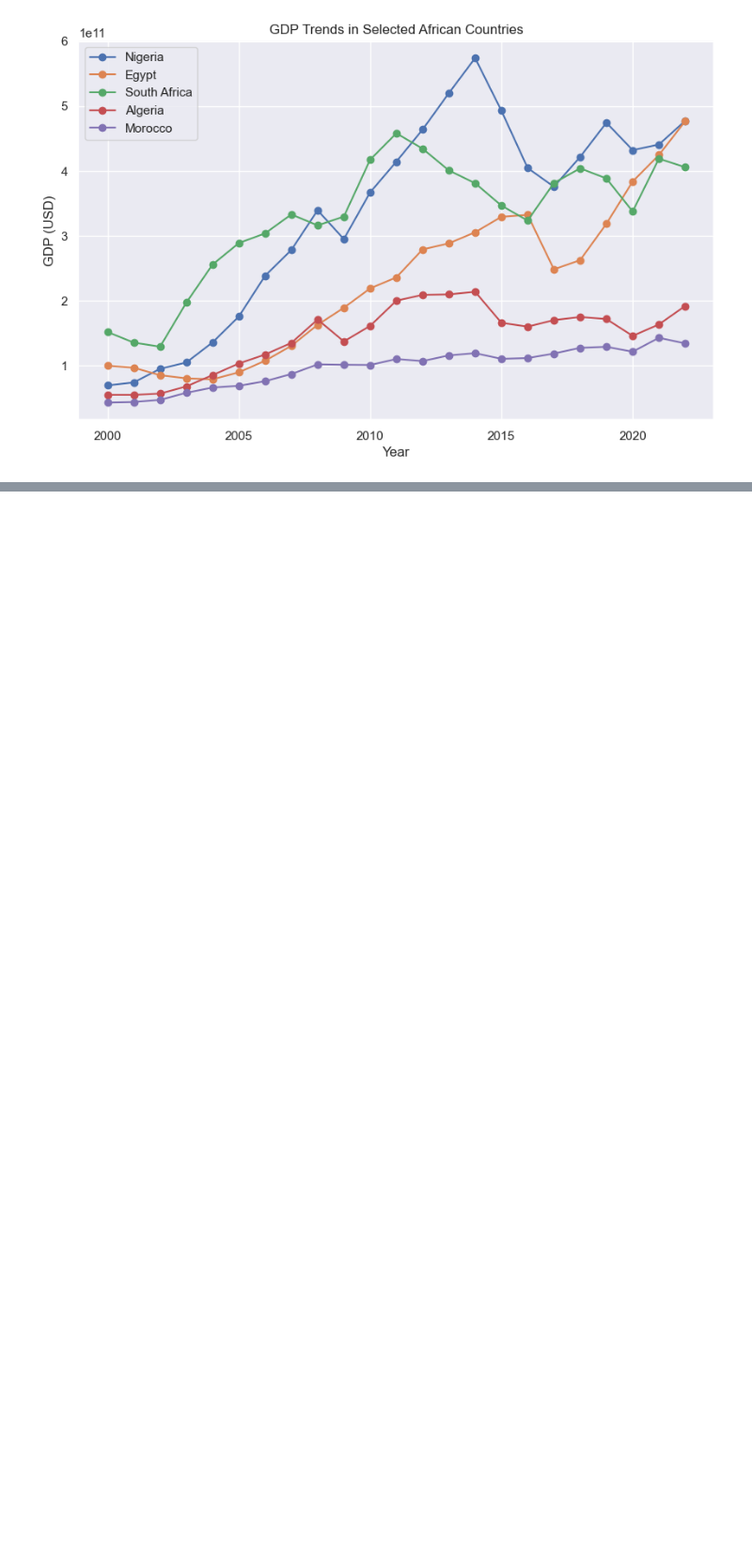
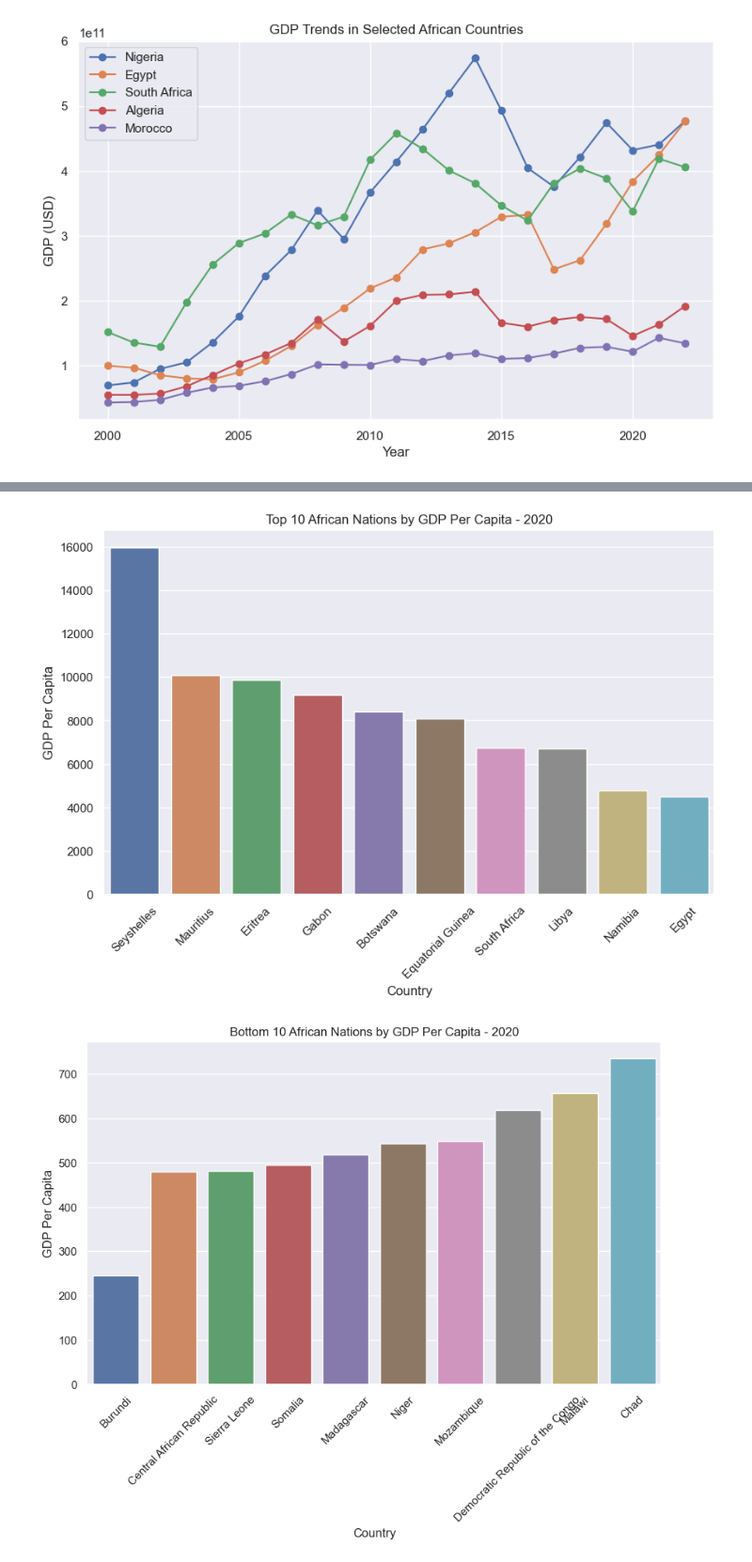
Before and after one commit to Murray-Assal/Africa_Data, a Jupyter notebook: Africa_World_Bank_Data.ipynb, the cells around one changed output, grey strips where cells are left out. Shown at 94% size. Drawn from its saved outputs; the diff is of its cells as text; code cells hidden in the pictures; blank space fills up the shorter version.

```diff
--- a/Africa_World_Bank_Data.ipynb
+++ b/Africa_World_Bank_Data.ipynb
@@ -148,0 +176,19 @@ plt.show()
+# %%
+# Bar Plot
+plt.figure(figsize=(10, 6))
+sns.barplot(x='Country', y='GDP_Per_Capita', data=top_10_nations)
+plt.title(f'Top 10 African Nations by GDP Per Capita - {2020}')
+plt.xticks(rotation=45)
+plt.ylabel('GDP Per Capita')
+plt.show()
+
+bottom_10_nations = africa_sorted.tail(10)
+plt.figure(figsize=(10, 6))
+sns.barplot(x='Country', y='GDP_Per_Capita', data=bottom_10_nations, order=bottom_10_nations.sort_values(by='GDP_Per_Capita', ascending=True)['Country'].tolist())
+plt.title(f'Bottom 10 African Nations by GDP Per Capita - {2020}')
+plt.xticks(rotation=45)
+plt.ylabel('GDP Per Capita')
+plt.show()
+# %% [output]
+[figure, added]
+[figure, added]
```
Also changed, not shown: parts of 4 cells of this notebook.
